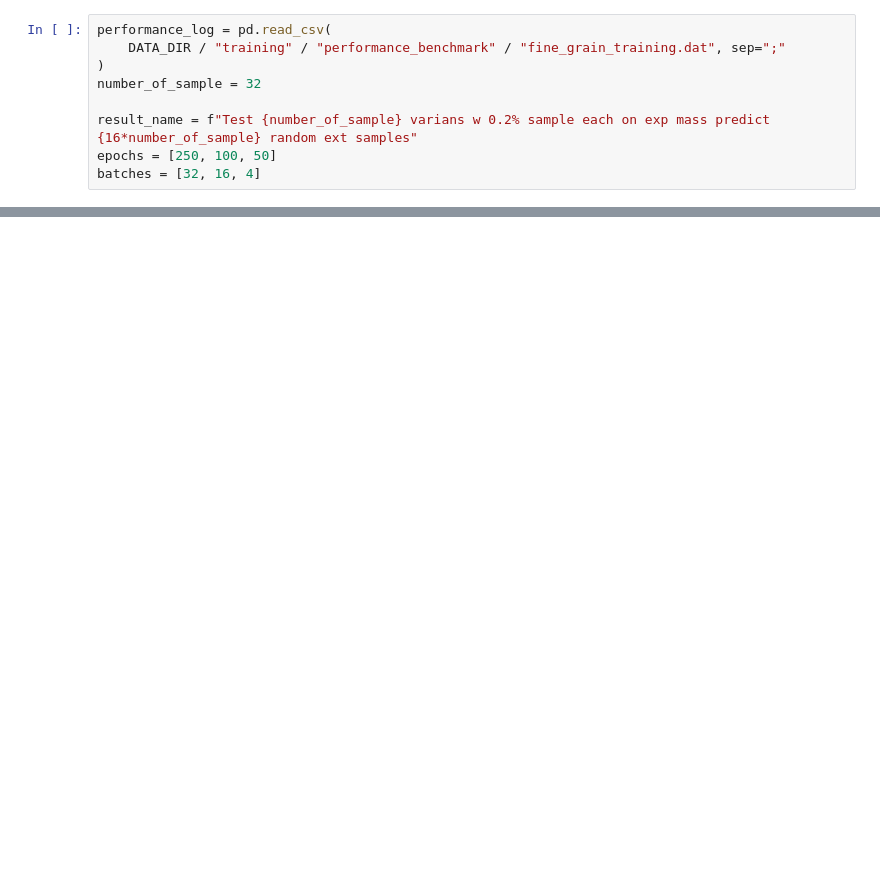
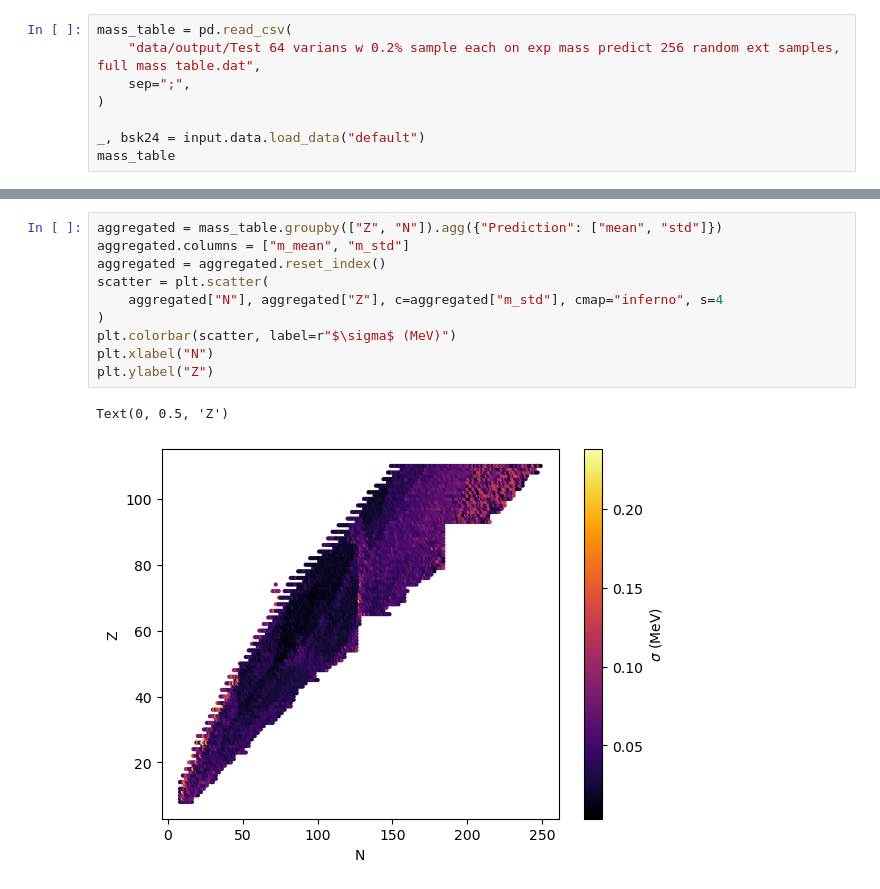
Before and after one commit to mzyudhistira/BSk24-Emu, a Jupyter notebook: analysis.ipynb, the cells around one changed output, grey strips where cells are left out. Drawn from its saved outputs; the diff is of its cells as text; blank space fills up the shorter version.

```diff
--- a/analysis.ipynb
+++ b/analysis.ipynb
@@ -9,9 +20,8 @@ from config import *
 # %%
-performance_log = pd.read_csv(
-    DATA_DIR / "training" / "performance_benchmark" / "fine_grain_training.dat", sep=";"
+mass_table = pd.read_csv(
+    "data/output/Test 64 varians w 0.2% sample each on exp mass predict 256 random ext samples, full mass table.dat",
+    sep=";",
 )
-number_of_sample = 32
 
-result_name = f"Test {number_of_sample} varians w 0.2% sample each on exp mass predict {16*number_of_sample} random ext samples"
-epochs = [250, 100, 50]
-batches = [32, 16, 4]
+_, bsk24 = input.data.load_data("default")
+mass_table
@@ -178,0 +63,13 @@ def extract_data(file):
+# %%
+aggregated = mass_table.groupby(["Z", "N"]).agg({"Prediction": ["mean", "std"]})
+aggregated.columns = ["m_mean", "m_std"]
+aggregated = aggregated.reset_index()
+scatter = plt.scatter(
+    aggregated["N"], aggregated["Z"], c=aggregated["m_std"], cmap="inferno", s=4
+)
+plt.colorbar(scatter, label=r"$\sigma$ (MeV)")
+plt.xlabel("N")
+plt.ylabel("Z")
+# %% [output]
+Text(0, 0.5, 'Z')
+[figure, added]
```
Also changed, not shown: parts of 13 cells of this notebook, 12 other files.
